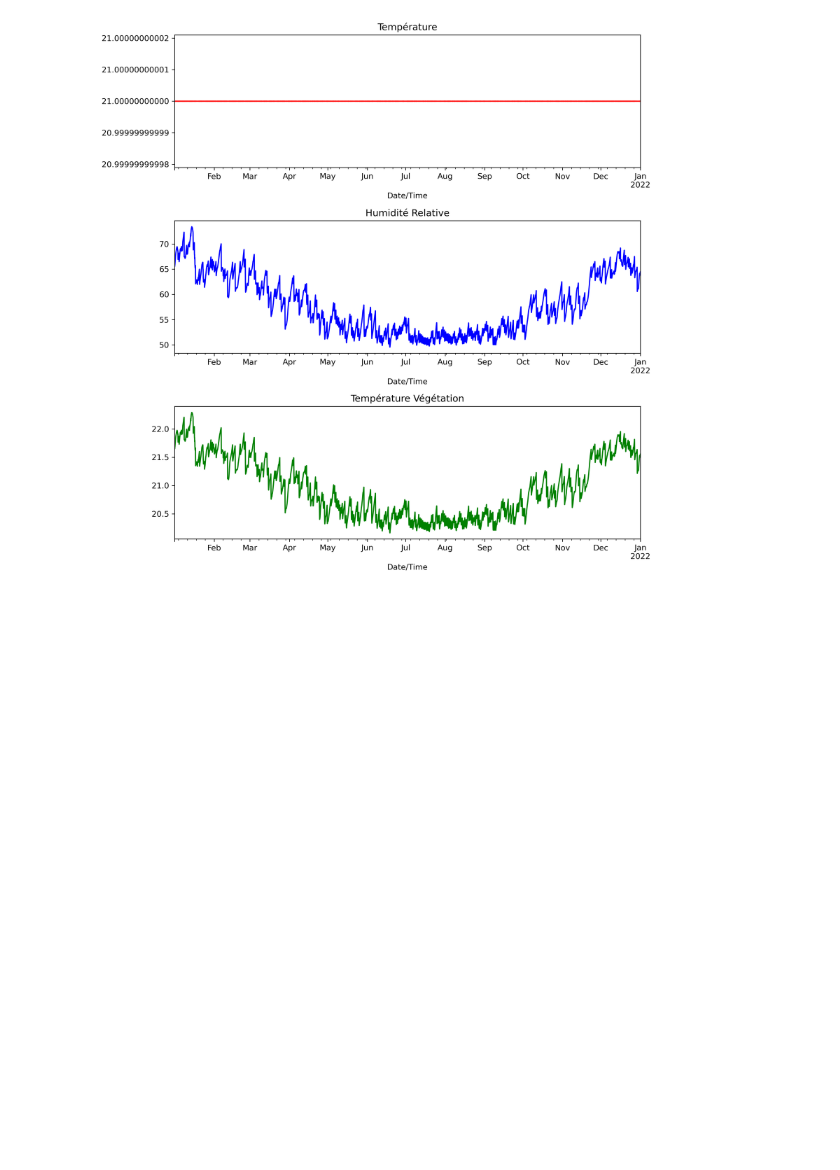
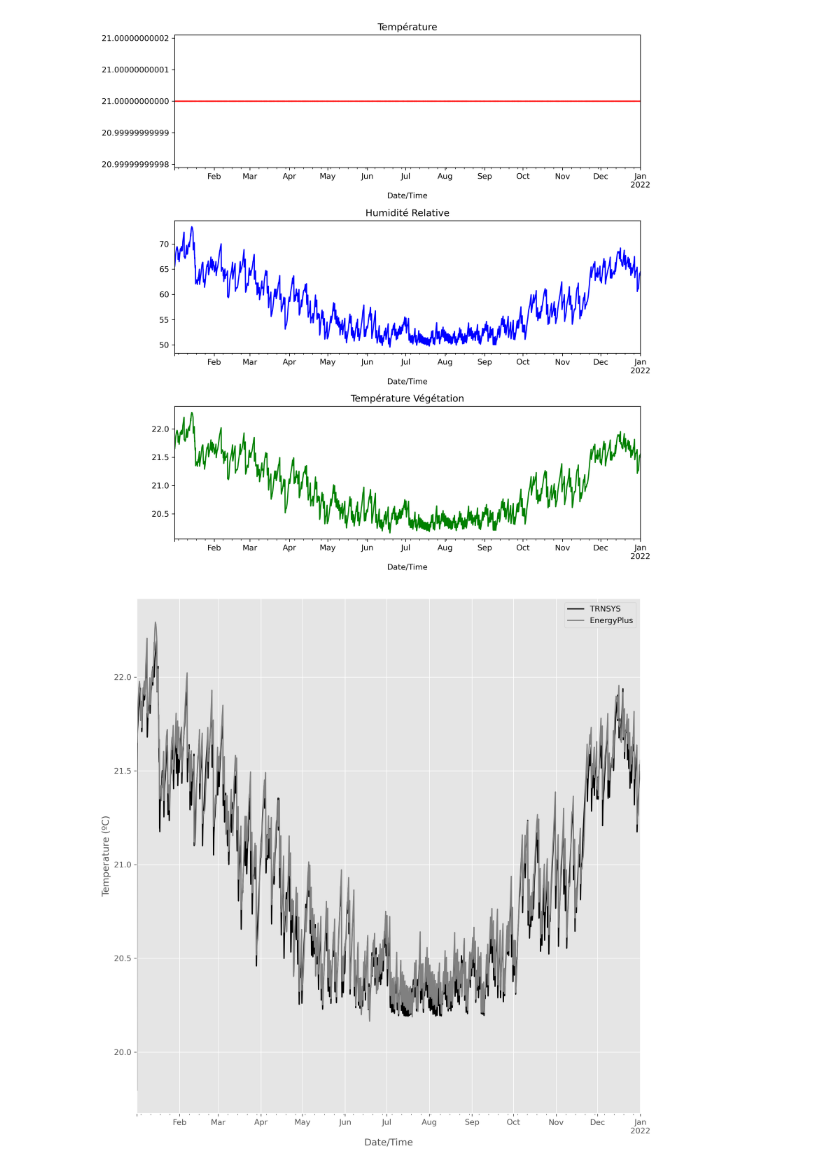
Before and after one commit to GLM-ETS/EnergyPlus-Type-205, a Jupyter notebook: Trial_1.ipynb, the cells around one changed output. Cells and saved outputs as stored; diff of their text form; code cells hidden in the pictures; blank space fills up the shorter version.

```diff
--- a/Trial_1.ipynb
+++ b/Trial_1.ipynb
@@ -71,0 +85,17 @@ plt.show()
+# %%
+a = trnsys_data.iloc[:,0].apply(lambda x: x*-1000)
+b = trnsys_data.iloc[:,1].apply(lambda x: x*1000)
+c = pd.read_csv("t_veg.txt",names=["time","temp",1], sep="\t", index_col=0).drop(1,axis=1)
+c = c.iloc[1:,:]
+c.index = df.index
+# %%
+fig, ax = plt.subplots(1,1,figsize = (10,10),dpi=300)
+ax.ticklabel_format(useOffset=False)
+c.plot(ax=ax, color="k")
+ax.set_ylabel("Temperature (ºC)")
+df["Vegetation Temperature:PythonPlugin:OutputVariable [C](TimeStep)"].plot(ax=ax,color='grey')
+plt.legend(["TRNSYS","EnergyPlus"])
+plt.tight_layout()
+plt.savefig("comp.png")
+# %% [output]
+[figure, added]
```
Also changed, not shown: parts of 10 cells of this notebook, 4 other files.
